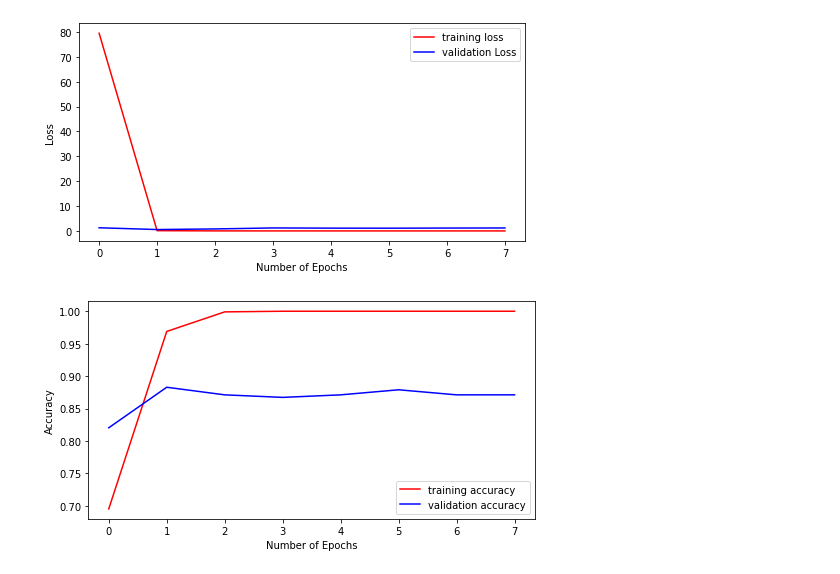
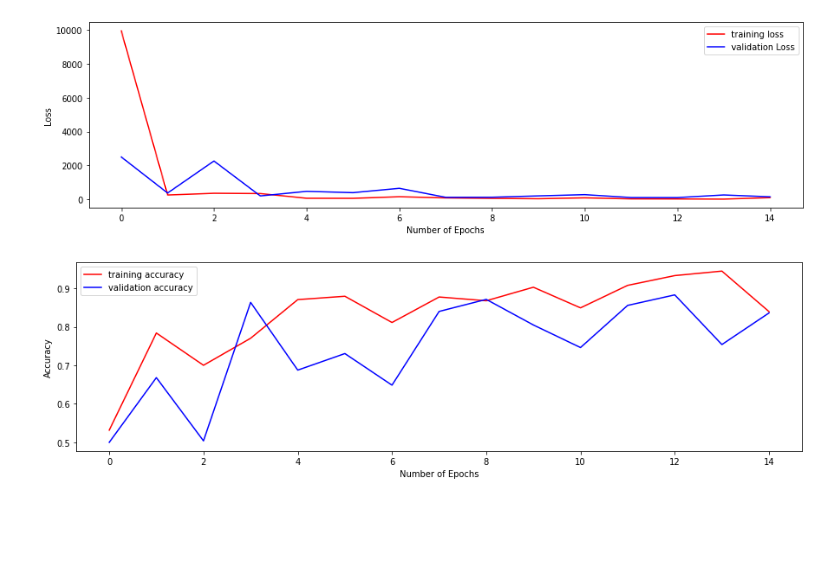
Before and after one commit to ThaCaper/MLExamProject, a Jupyter notebook: HorseOrHuman.ipynb, the cells around one changed output. Saved outputs shown, nothing was run; the diff lists cells and outputs as text; code cells hidden in the pictures; blank space fills up the shorter version.

```diff
--- a/HorseOrHuman.ipynb
+++ b/HorseOrHuman.ipynb
@@ -10,19 +13,22 @@ import matplotlib.pyplot as plt
 train_dataset,info = tfds.load('horses_or_humans', with_info = True, split='train', as_supervised=True)
 val_dataset,val_info = tfds.load("horses_or_humans", with_info=True, split='test', as_supervised=True)
 # %%
-train_dataset = train_dataset.shuffle(100).batch(32)
+# Preparing the data
+train_dataset = train_dataset.batch(32).prefetch(1)
 val_dataset = val_dataset.batch(32)
 # %%
 model = tf.keras.models.Sequential([
-    tf.keras.layers.Conv2D(filters=8, kernel_size = 3, input_shape = [300,300,3], activation='relu'),
-    tf.keras.layers.MaxPooling2D(),
-    tf.keras.layers.Conv2D(filters = 16, kernel_size = 3, activation = 'relu'),
-    tf.keras.layers.MaxPooling2D(),
-    tf.keras.layers.Conv2D(filters = 32, kernel_size = 3, activation = 'relu'),
-    tf.keras.layers.MaxPooling2D(),
-    tf.keras.layers.Flatten(),
-    tf.keras.layers.Dense(units=64, activation = 'relu'),
-    tf.keras.layers.Dense(units = 2, activation='softmax')
+    # Input layer as flatten, makes it a 1 dimension array with colors (3) rgb
+    tf.keras.layers.Flatten(input_shape=[300, 300, 3]),
+
+    # Hidden layers
+    tf.keras.layers.Dense(units=300, activation='relu'),
+    tf.keras.layers.Dense(units=300, activation='relu'),
+
+    tf.keras.layers.Dropout(rate=0.2),
+    # Output layer
+    # Softmax for multiclass classification
+    tf.keras.layers.Dense(units=2, activation='softmax')
 ])
 model.summary()
 # %% [output]
@@ -44,5 +50,2 @@ Trainable params: 2,515,026
 Non-trainable params: 0
 _________________________________________________________________
-# %%
-model.compile(loss='sparse_categorical_crossentropy', optimizer='adam', metrics=['accuracy'])
-history = model.fit(train_dataset, epochs=8, validation_data=val_dataset)
@@ -65,0 +52,6 @@ Epoch 8/8
+# %%
+# "sparse_categorical_crossentropy" is the loss function to use for classification when the classes are exclusive.
+# 'adam' is a stochastic gradient descent method that is based on adaptive estimation of first-order and second-order moments.
+# "accuracy" enables us to measure the accuracy during training and evaluation.
+model.compile(loss='sparse_categorical_crossentropy', optimizer='adam', metrics=['accuracy'])
+history = model.fit(train_dataset, epochs=15, validation_data=val_dataset)
@@ -66,23 +76,23 @@ Epoch 8/8
 # %%
-plt.figure(figsize=(8, 4))
-plt.plot(range(8), history.history['loss'], 'r', label='training loss')
-plt.plot(range(8), history.history['val_loss'], 'b', label='validation Loss')
+plt.figure(figsize=(15, 4))
+plt.plot(range(15), history.history['loss'], 'r', label='training loss')
+plt.plot(range(15), history.history['val_loss'], 'b', label='validation Loss')
 plt.legend()
 plt.xlabel('Number of Epochs')
 plt.ylabel("Loss")
 plt.show()
 # %% [output]
-[figure, old version]
+[figure, new version]
 # %%
-plt.figure(figsize=(8, 4))
-plt.plot(range(8), history.history['accuracy'], 'r', label='training accuracy')
-plt.plot(range(8), history.history['val_accuracy'], 'b', label='validation accuracy')
+plt.figure(figsize=(15, 4))
+plt.plot(range(15), history.history['accuracy'], 'r', label='training accuracy')
+plt.plot(range(15), history.history['val_accuracy'], 'b', label='validation accuracy')
 plt.legend()
 plt.xlabel('Number of Epochs')
 plt.ylabel("Accuracy")
 plt.show()
 # %% [output]
-[figure, old version]
+[figure, new version]
 # %%
 model.save_weights('My_model.h5')
 model.load_weights('My_model.h5')
```
Also changed, not shown: parts of 6 cells of this notebook.
